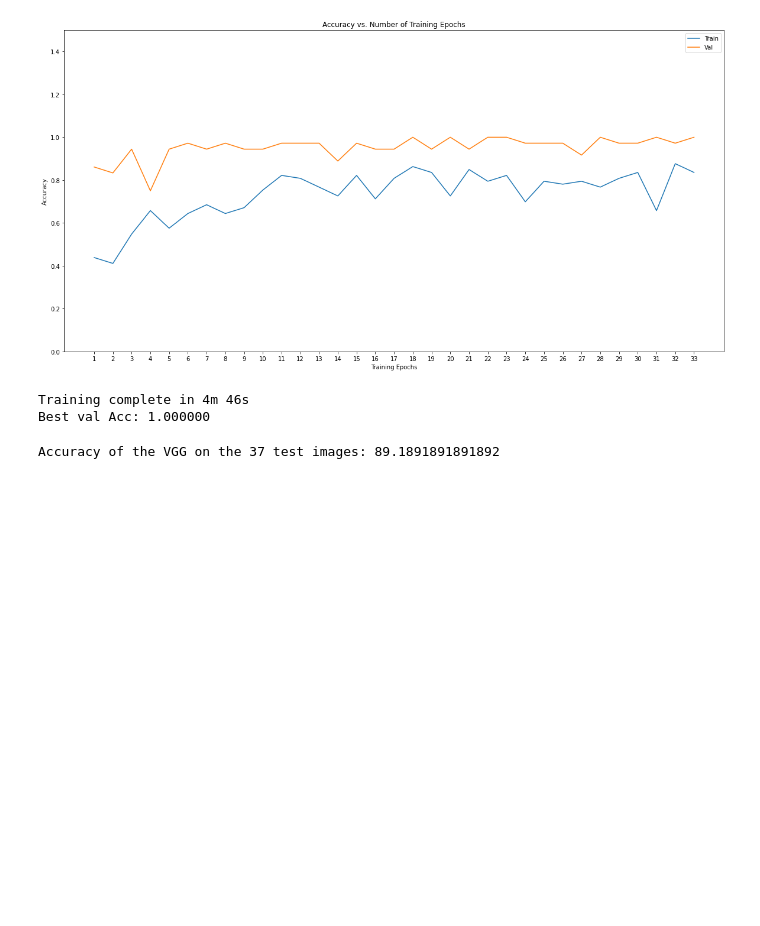
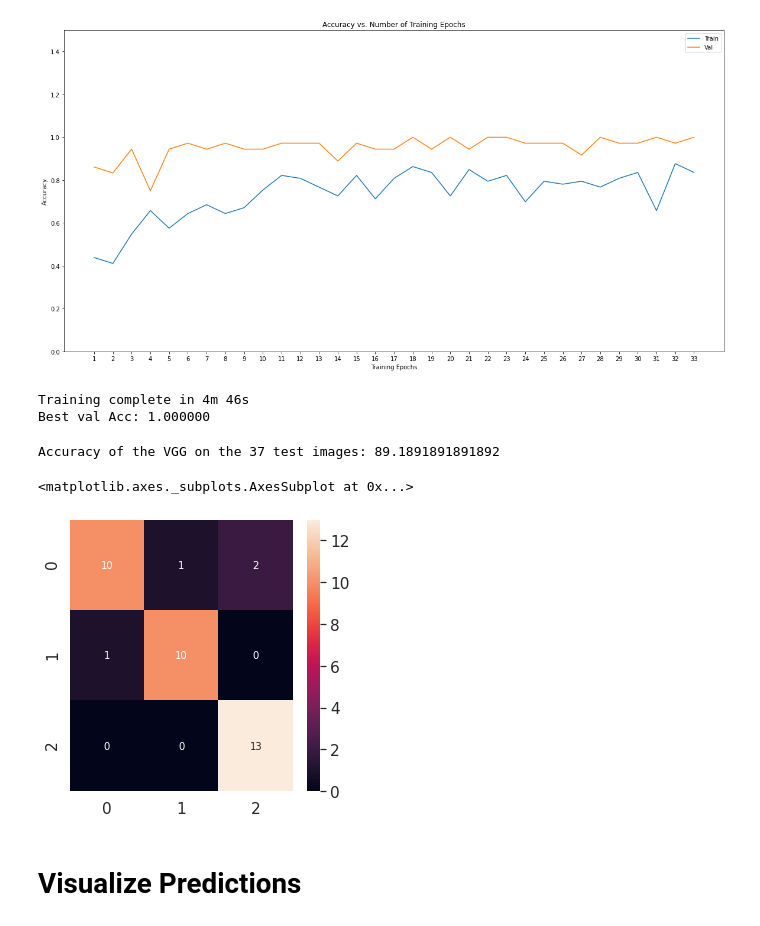
Before and after one commit to ricomnl/waste_bag_classifier, a Jupyter notebook: recycleye.ipynb, the cells around one changed output. Saved outputs shown, nothing was run; the diff lists cells and outputs as text; code cells hidden in the pictures; blank space fills up the shorter version.

```diff
--- a/recycleye.ipynb
+++ b/recycleye.ipynb
@@ -568,6 +573,8 @@ Best val Acc: 1.000000
 # To Beat: Dumb Baseline Accuracy of 0.3514
 correct = 0
 total = 0
+list_labels = []
+list_preds = []
 
 with torch.no_grad():
     for inputs, labels in image_loaders["test"]:
@@ -580,7 +587,11 @@ with torch.no_grad():
         correct += torch.sum(preds == labels).item()
         # if we had to do accuracy for multiple labels in one image
         # correct = (np.count_nonzero(y_test - y_pred, axis=1) == 0).sum()
+        list_labels.extend(list(labels.cpu().numpy()))
+        list_preds.extend(list(preds.cpu().numpy()))
 
 print(f'Accuracy of the VGG on the {total} test images: {100 * correct / total}')
 # %% [output]
 Accuracy of the VGG on the 37 test images: 89.1891891891892
+# %%
+cm = confusion_matrix(list_labels, list_preds)
@@ -586,0 +600,8 @@ Accuracy of the VGG on the 37 test images: 89.1891891891892
+# %%
+plt.rcParams["figure.figsize"] = (5,5)
+sns.heatmap(cm, annot=True, annot_kws={"size": 10}) # font size
+# %% [output]
+<matplotlib.axes._subplots.AxesSubplot at 0x...>
+[figure, added]
+# %% [markdown]
+# Visualize Predictions
```
Also changed, not shown: parts of 11 cells of this notebook.
